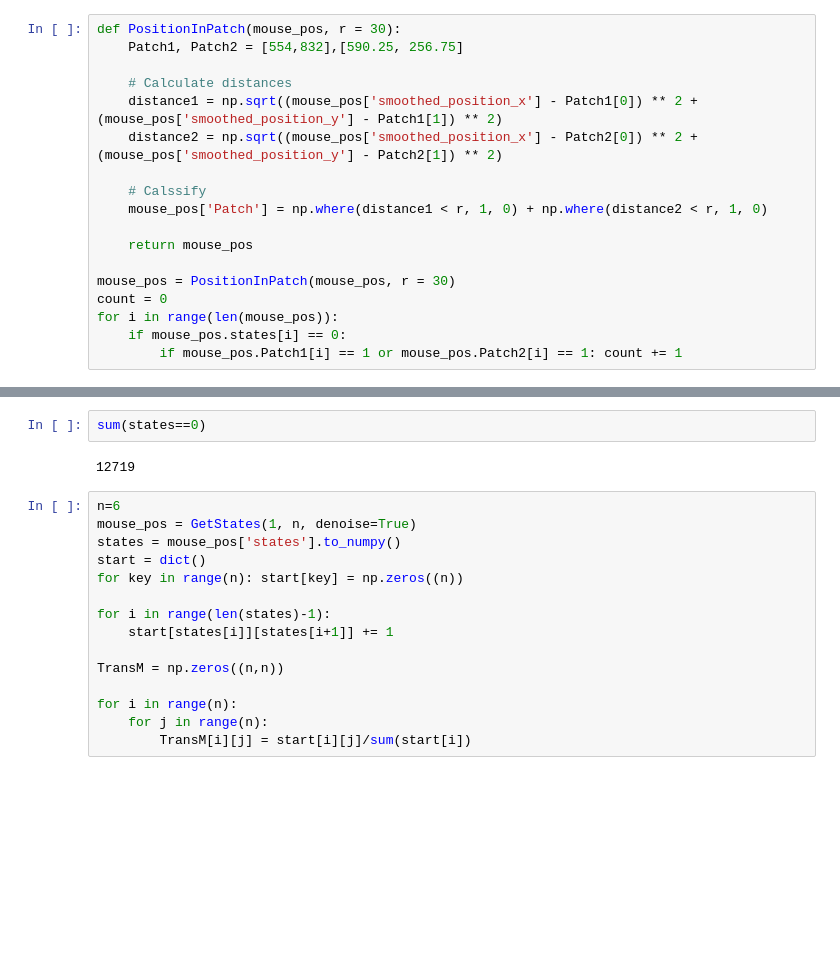
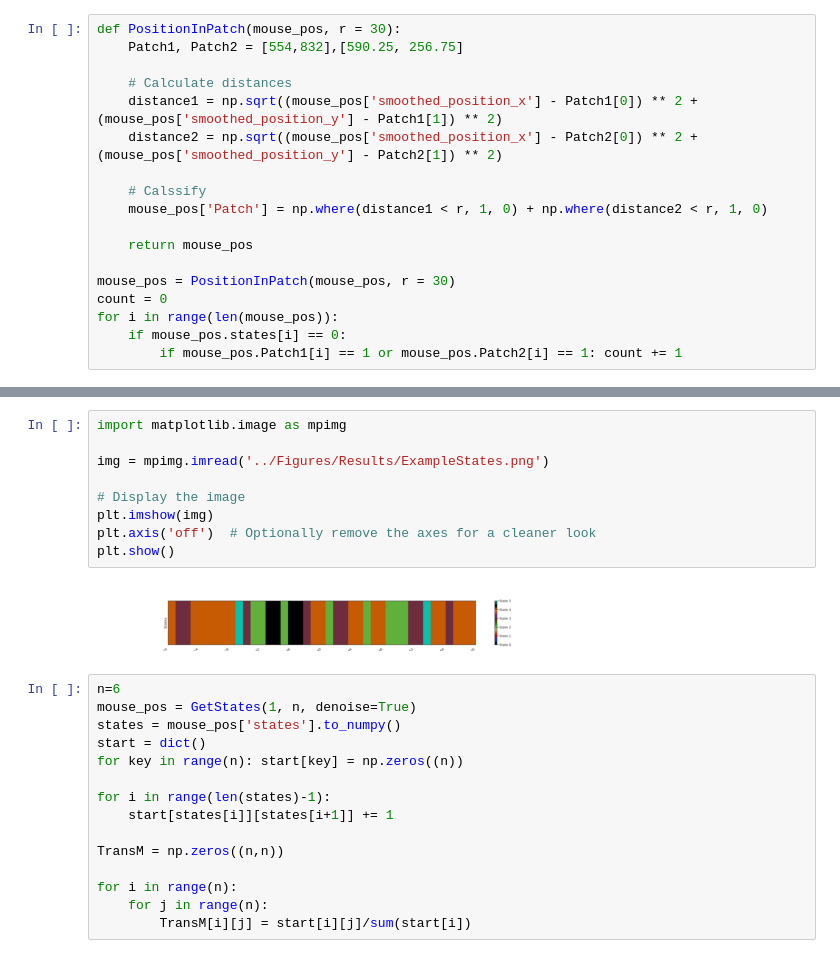
Before and after one commit to zimoli02/2023-2024-SURFiN-Foraging-Project, a Jupyter notebook: Scripts/BAA-1101819-2022-08-15.ipynb, the cells around one changed output, grey strips where cells are left out. Cells and saved outputs as stored; diff of their text form; blank space fills up the shorter version.

```diff
--- a/Scripts/BAA-1101819-2022-08-15.ipynb
+++ b/Scripts/BAA-1101819-2022-08-15.ipynb
@@ -122,7 +110,14 @@ plt.show()
-# %%
-sum(states==0)
-# %% [output]
-12719
+# %%
+import matplotlib.image as mpimg
+
+img = mpimg.imread('../Figures/Results/ExampleStates.png')
+
+# Display the image
+plt.imshow(img)
+plt.axis('off')  # Optionally remove the axes for a cleaner look
+plt.show()
+# %% [output]
+[figure, added]
 # %%
 n=6
 mouse_pos = GetStates(1, n, denoise=True)
```
Also changed, not shown: parts of 9 cells of this notebook, 20 other files.
